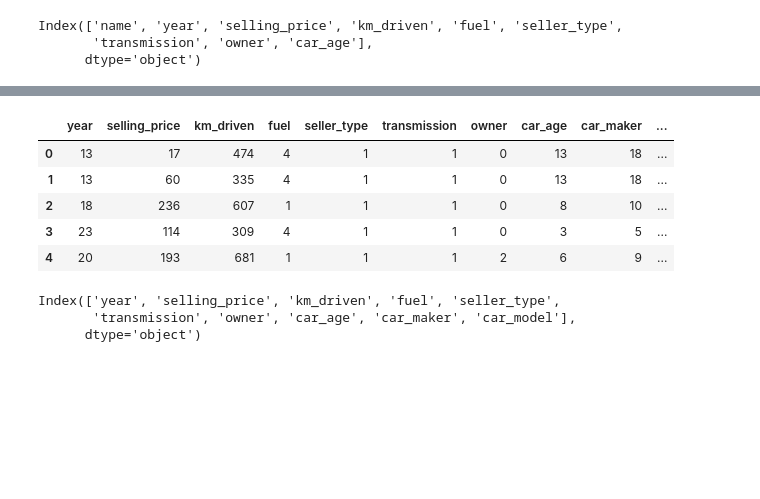
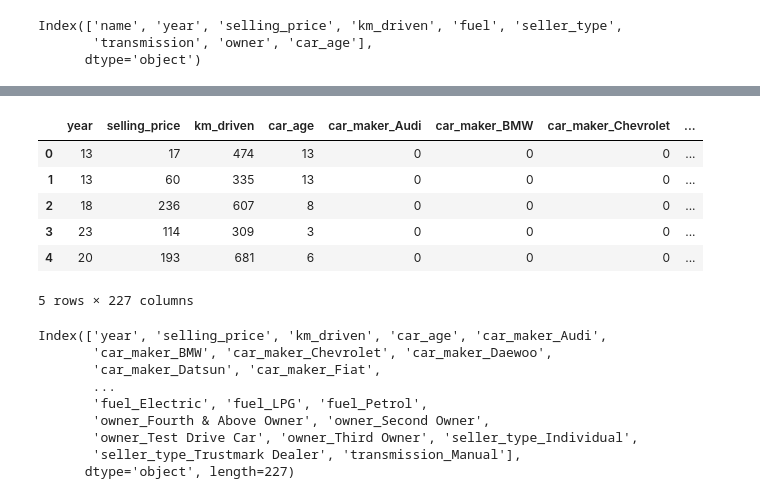
Before and after one commit to Vijay-Pratap7/Data_Science_Capstone_Project, a Jupyter notebook: caps_code.ipynb, the cells around one changed output, grey strips where cells are left out. Saved outputs shown, nothing was run; the diff lists cells and outputs as text; code cells hidden in the pictures; blank space fills up the shorter version.

```diff
--- a/caps_code.ipynb
+++ b/caps_code.ipynb
@@ -49,0 +56,4 @@ df.drop(["name"], axis=1, inplace=True)
+# %%
+# Encoding data with get dummies
+df = pd.get_dummies(df, drop_first=True, columns=df.columns.difference(['selling_price', 'km_driven', 'year','car_age']))
+df.head()
@@ -50,14 +68,15 @@ df.drop(["name"], axis=1, inplace=True)
 # %%
 # Encode categorical columns
 encoder = LabelEncoder()
-df_encoded = df.apply(encoder.fit_transform)
-df_encoded.head()
+df1 = df.apply(encoder.fit_transform)
+df1.head()
 # %% [output]
-|  | year | selling_price | km_driven | fuel | seller_type | transmission | owner | car_age | car_maker | ... |
-| 0 | 13 | 17 | 474 | 4 | 1 | 1 | 0 | 13 | 18 | ... |
-| 1 | 13 | 60 | 335 | 4 | 1 | 1 | 0 | 13 | 18 | ... |
-| 2 | 18 | 236 | 607 | 1 | 1 | 1 | 0 | 8 | 10 | ... |
-| 3 | 23 | 114 | 309 | 4 | 1 | 1 | 0 | 3 | 5 | ... |
-| 4 | 20 | 193 | 681 | 1 | 1 | 1 | 2 | 6 | 9 | ... |
+|  | year | selling_price | km_driven | car_age | car_maker_Audi | car_maker_BMW | car_maker_Chevrolet | ... |
+| 0 | 13 | 17 | 474 | 13 | 0 | 0 | 0 | ... |
+| 1 | 13 | 60 | 335 | 13 | 0 | 0 | 0 | ... |
+| 2 | 18 | 236 | 607 | 8 | 0 | 0 | 0 | ... |
+| 3 | 23 | 114 | 309 | 3 | 0 | 0 | 0 | ... |
+| 4 | 20 | 193 | 681 | 6 | 0 | 0 | 0 | ... |
+5 rows × 227 columns
 # %%
 # Split data into features and target
@@ -76,8 +95,14 @@ models = {
     "Random Forest Regressor": RandomForestRegressor()
 }
 # %%
-df_encoded.columns
+df1.columns
 # %% [output]
-Index(['year', 'selling_price', 'km_driven', 'fuel', 'seller_type',
-       'transmission', 'owner', 'car_age', 'car_maker', 'car_model'],
-      dtype='object')
+Index(['year', 'selling_price', 'km_driven', 'car_age', 'car_maker_Audi',
+       'car_maker_BMW', 'car_maker_Chevrolet', 'car_maker_Daewoo',
+       'car_maker_Datsun', 'car_maker_Fiat',
+       ...
+       'fuel_Electric', 'fuel_LPG', 'fuel_Petrol',
+       'owner_Fourth & Above Owner', 'owner_Second Owner',
+       'owner_Test Drive Car', 'owner_Third Owner', 'seller_type_Individual',
+       'seller_type_Trustmark Dealer', 'transmission_Manual'],
+      dtype='object', length=227)
```
Also changed, not shown: parts of 19 cells of this notebook, 1 other file.
